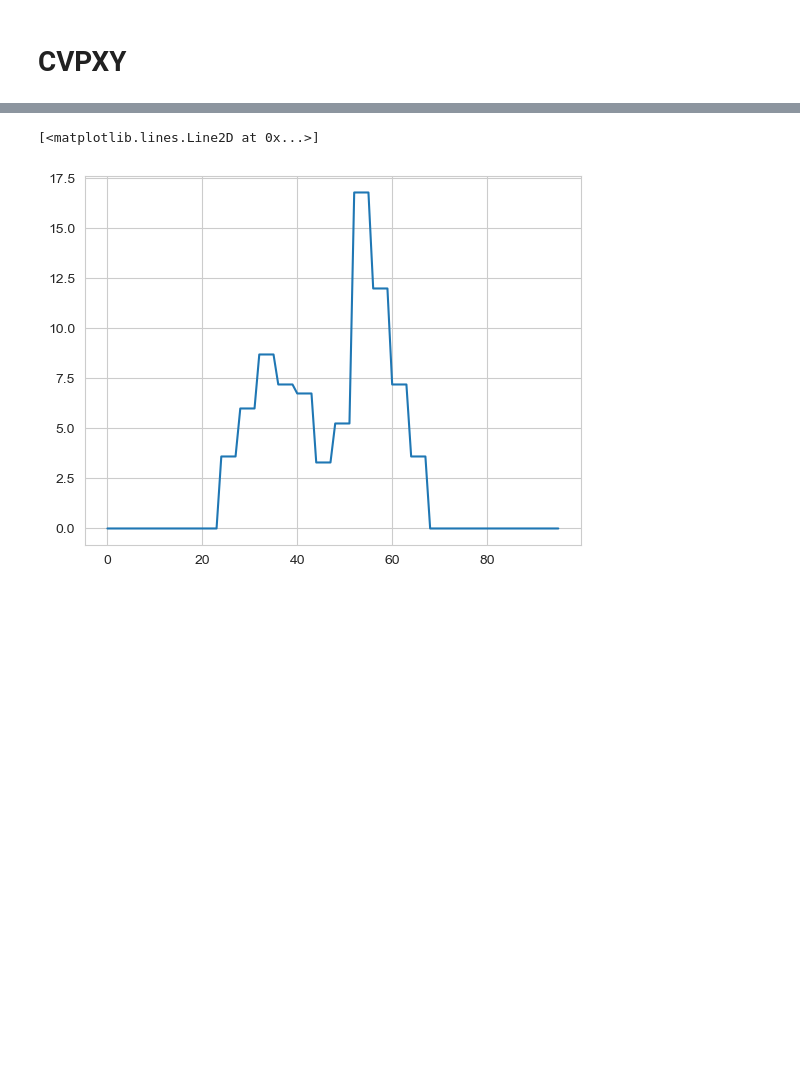
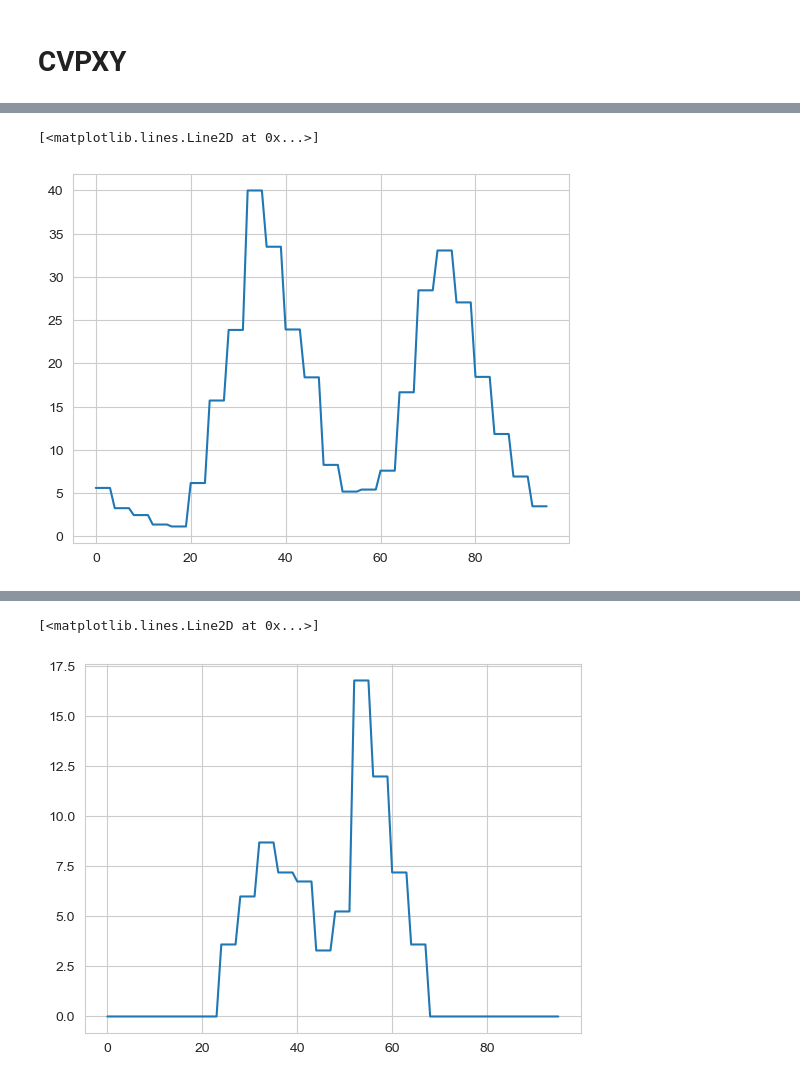
Before and after one commit to arbit3rr/ES-Temporal-RL, a Jupyter notebook: 3. MILP_solution.ipynb, the cells around one changed output, grey strips where cells are left out. Saved outputs shown, nothing was run; the diff lists cells and outputs as text; code cells hidden in the pictures; blank space fills up the shorter version.

```diff
--- a/3. MILP_solution.ipynb
+++ b/3. MILP_solution.ipynb
@@ -242,7 +242,7 @@ class GridTimeSeriesDataset:
             day_data['wind (MW)'] = self.min_max_scale(day_data['wind (MW)'], ts_type='wind')
             day_data['load (MW)'] = self.min_max_scale(day_data['load (MW)'], ts_type='load')
             day_data['price (EUR/MWh)'] = self.min_max_scale(day_data['price (EUR/MWh)'], ts_type='price')
-            day_data['emission factor (kg CO2/MWh)'] = self.min_max_scale(day_data['emission factor (kg CO2/MWh)'], ts_type='co2')
+            day_data['emission factor (kg CO2/MWh)'] = self.min_max_scale(day_data['emission factor (kg CO2/MWh)'], ts_type='co2')/1000
             # day_data['solar (MW)'] = self.scale_feature(day_data['solar (MW)'], ts_type='solar')
             # day_data['solar (MW)'] = self.remove_bias(day_data['solar (MW)'])
             # day_data['wind (MW)'] =  self.scale_feature(day_data['wind (MW)'], ts_type='wind')
@@ -323,6 +323,11 @@ class GridTimeSeriesDataset:
 dataset = GridTimeSeriesDataset(grid_df, scale=True)
 sample = dataset[42]
 # print(sample)
+# %%
+plt.plot(sample['time'], sample['price'], label='Solar Power')
+# %% [output]
+[<matplotlib.lines.Line2D at 0x...>]
+[figure, added]
 # %%
 
 def solve_opt(pv_data_i, wt_data_i, load_data_i, price_data_i, co2_data_i):
```
Also changed, not shown: parts of 3 cells of this notebook, 1 other file.
